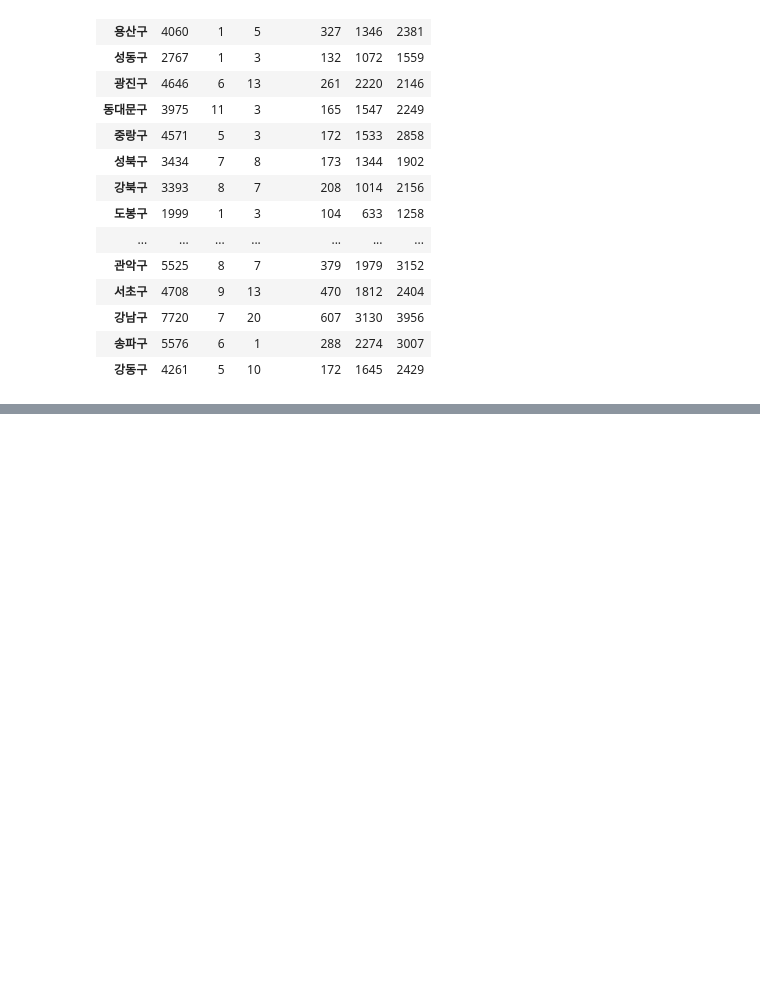
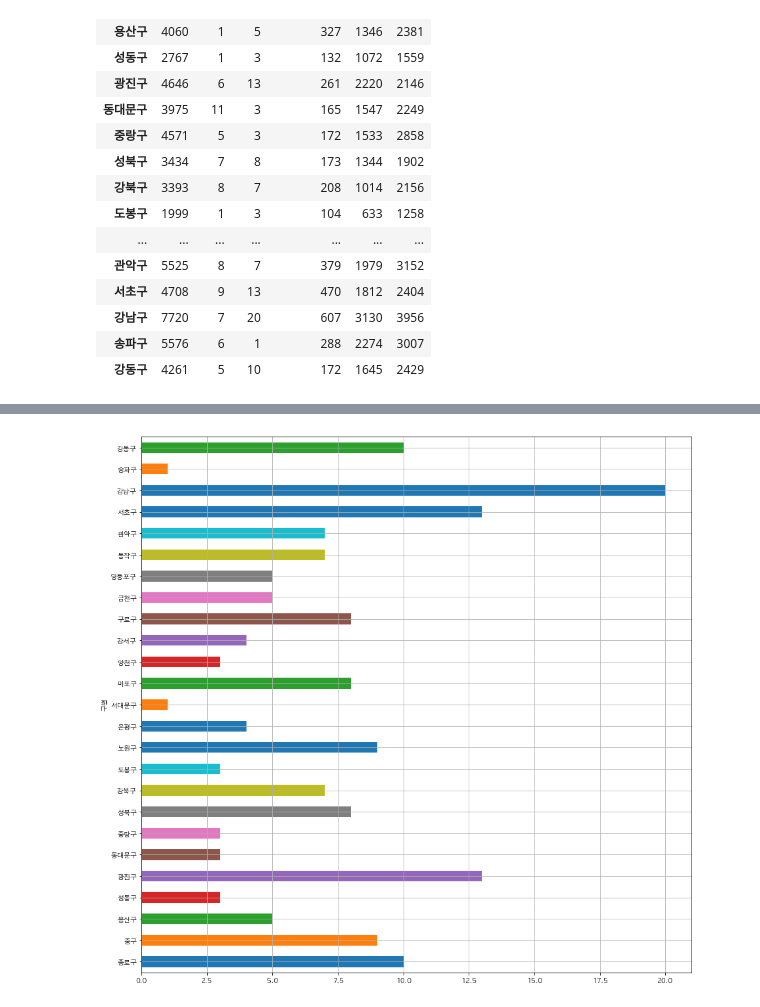
Before and after one commit to shypang/python_practice, a Jupyter notebook: souce/DataMerge.ipynb, the cells around one changed output, grey strips where cells are left out. Drawn from its saved outputs; the diff is of its cells as text; code cells hidden in the pictures; blank space fills up the shorter version.

```diff
--- a/souce/DataMerge.ipynb
+++ b/souce/DataMerge.ipynb
@@ -599,0 +608,6 @@ crime
+# %%
+
+crime['강도'].plot(kind='barh',grid=True,figsize=(15,15))
+plt.show()
+# %% [output]
+[figure, added]
```
Also changed, not shown: parts of 6 cells of this notebook.
